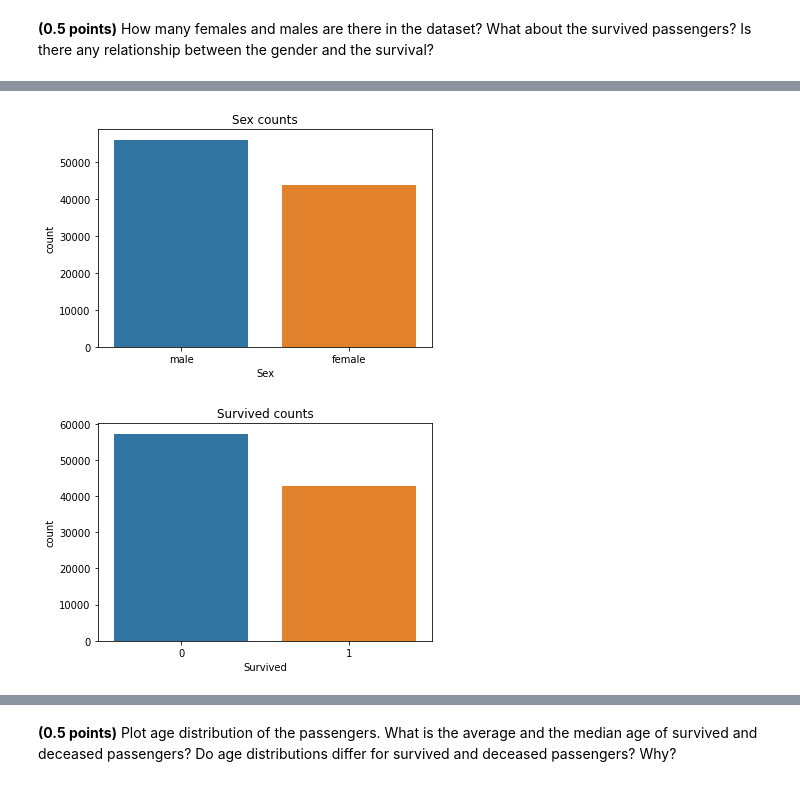
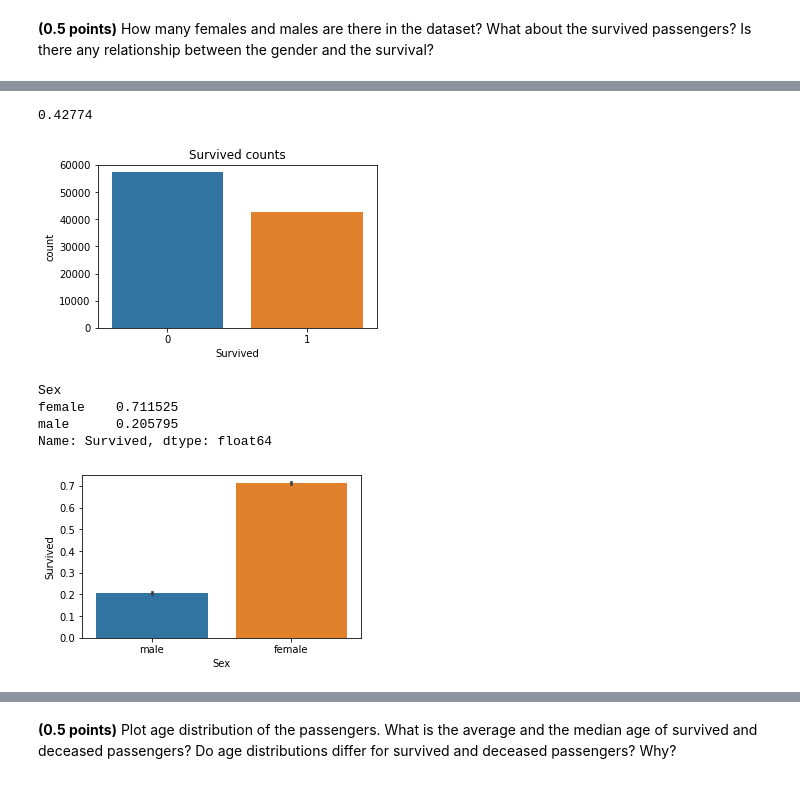
Before and after one commit to zappaz00/5_classification_linear_knn, a Jupyter notebook: hw_classification.ipynb, the cells around one changed output, grey strips where cells are left out. Cells and saved outputs as stored; diff of their text form; code cells hidden in the pictures.

```diff
--- a/hw_classification.ipynb
+++ b/hw_classification.ipynb
@@ -457,4 +474,5 @@ knn.fit(X_train, list(map(str, y_train)));
 # %%
 assert np.allclose(model.predict_proba(X_test), knn.predict_proba(X_test))
 # %%
+plt.rcParams["figure.figsize"] = (10, 5)
 train_acc, test_acc = fit_evaluate(model, X_train, y_train, X_test, y_test)
@@ -510,3 +557,8 @@ data.head()
 ### EDA
 # %% [markdown]
 **(0.5 points)** How many females and males are there in the dataset? What about the survived passengers? Is there any relationship between the gender and the survival?
+# %%
+plt.rcParams["figure.figsize"] = (5, 3)
+sns.countplot(data=data, x='Sex')
+plt.title('Sex counts');
+data['Sex'].value_counts() / data.shape[0]
@@ -513,10 +570,16 @@ data.head()
 # %%
-sns.countplot(data=data, x='Sex')
-plt.title('Sex counts');
+sns.countplot(data=data, x='Survived')
+plt.title('Survived counts');
+data['Survived'].mean()
 # %% [output]
+0.42774
-[figure, old version]
+[figure, new version]
 # %%
-sns.countplot(data=data, x='Survived')
-plt.title('Survived counts');
+sns.barplot(data=data, x='Sex', y='Survived')
+data.groupby('Sex')['Survived'].mean()
 # %% [output]
+Sex
+female    0.711525
+male      0.205795
+Name: Survived, dtype: float64
-[figure, old version]
+[figure, new version]
```
Also changed, not shown: parts of 49 cells of this notebook, 1 other file.
